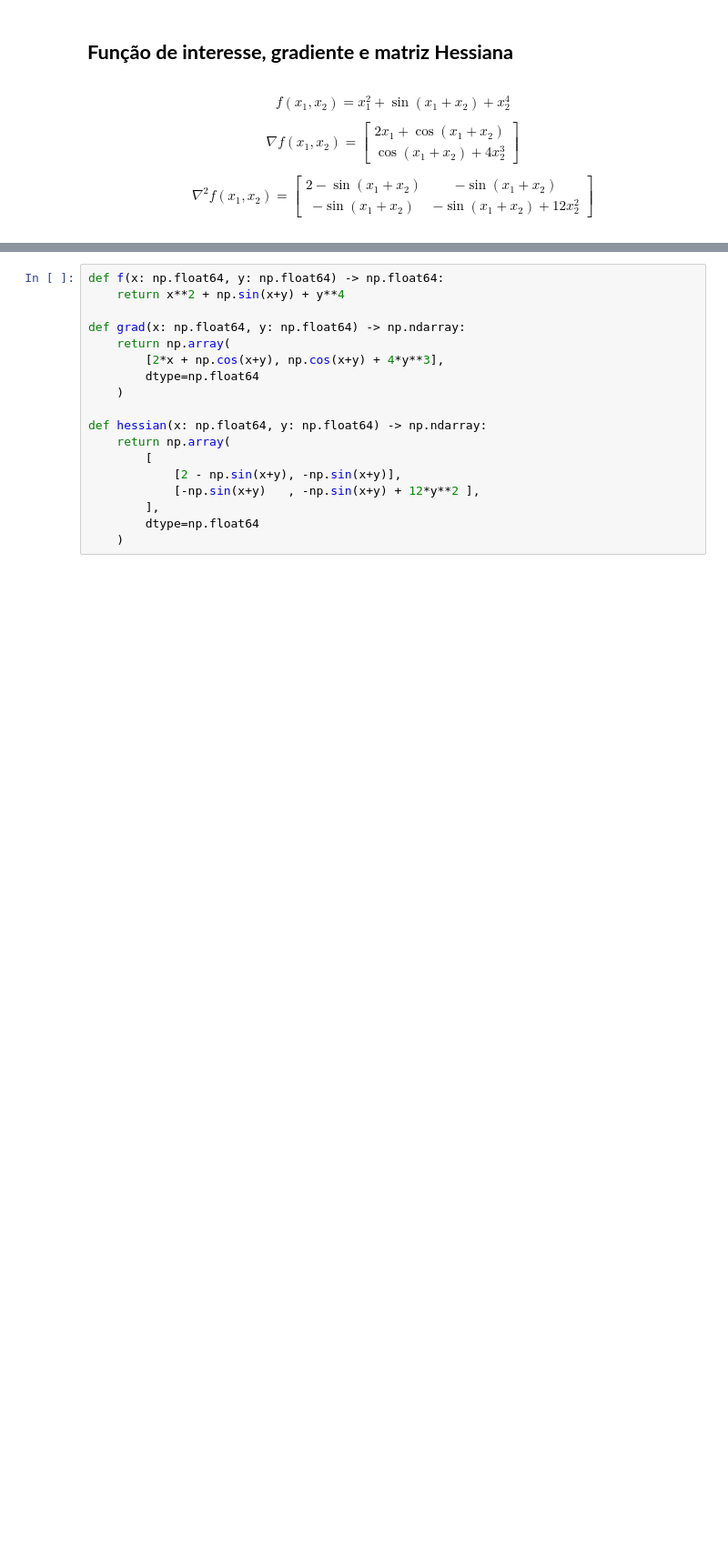
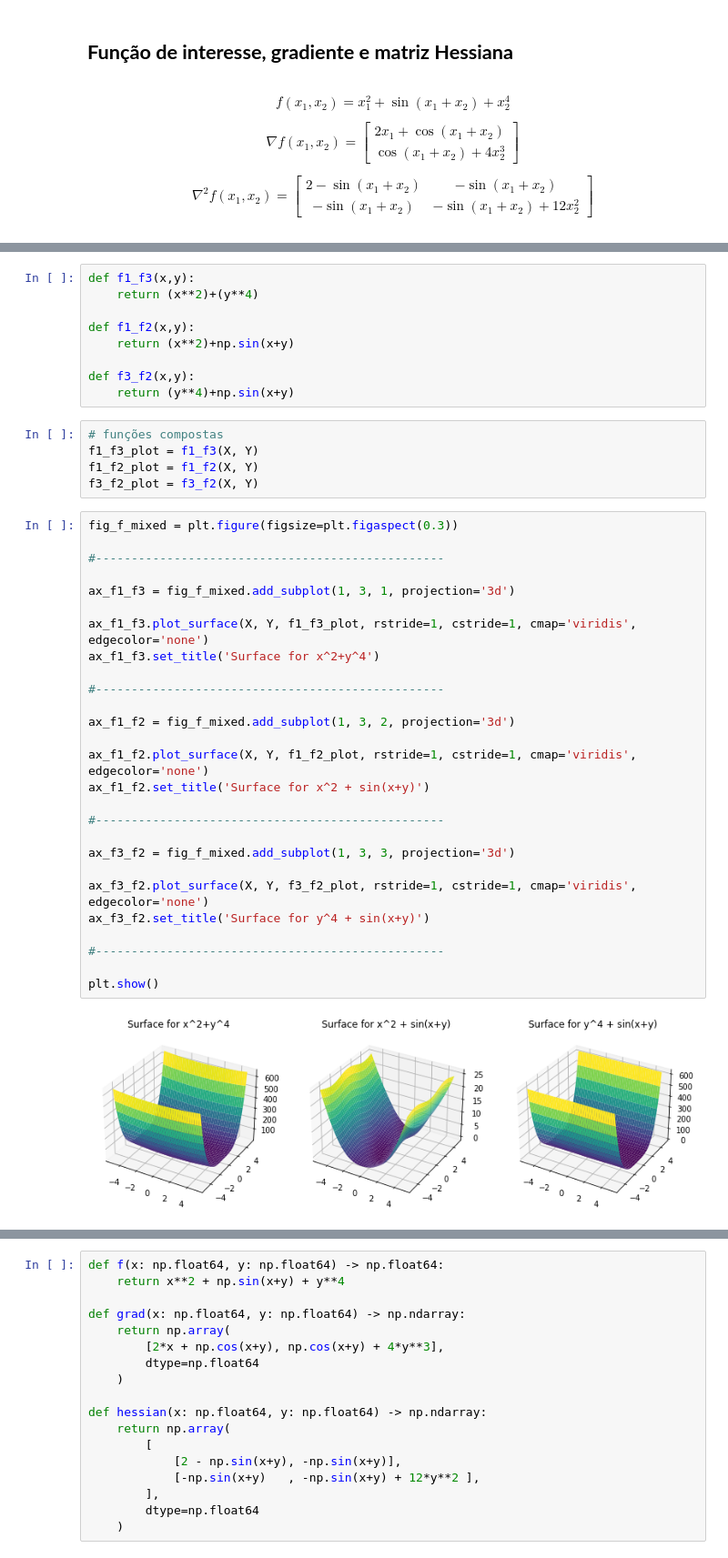
Before and after one commit to umjourje/COS360-Otimizacao-2022.2, a Jupyter notebook: all_methods_faltacoments.ipynb, the cells around one changed output, grey strips where cells are left out. Shown: that part at 91% size. Saved outputs shown, nothing was run; the diff lists cells and outputs as text; blank space fills up the shorter version.

```diff
--- a/all_methods_faltacoments.ipynb
+++ b/all_methods_faltacoments.ipynb
@@ -25,0 +88,43 @@ $$\nabla^{2} f(x_1, x_2) = \left[
+# %%
+def f1_f3(x,y):
+    return (x**2)+(y**4)
+
+def f1_f2(x,y):
+    return (x**2)+np.sin(x+y)
+
+def f3_f2(x,y):
+    return (y**4)+np.sin(x+y)
+# %%
+# funções compostas
+f1_f3_plot = f1_f3(X, Y)
+f1_f2_plot = f1_f2(X, Y)
+f3_f2_plot = f3_f2(X, Y)
+# %%
+fig_f_mixed = plt.figure(figsize=plt.figaspect(0.3))
+
+#-------------------------------------------------
+
+ax_f1_f3 = fig_f_mixed.add_subplot(1, 3, 1, projection='3d')
+
+ax_f1_f3.plot_surface(X, Y, f1_f3_plot, rstride=1, cstride=1, cmap='viridis', edgecolor='none')
+ax_f1_f3.set_title('Surface for x^2+y^4')
+
+#-------------------------------------------------
+
+ax_f1_f2 = fig_f_mixed.add_subplot(1, 3, 2, projection='3d')
+
+ax_f1_f2.plot_surface(X, Y, f1_f2_plot, rstride=1, cstride=1, cmap='viridis', edgecolor='none')
+ax_f1_f2.set_title('Surface for x^2 + sin(x+y)')
+
+#-------------------------------------------------
+
+ax_f3_f2 = fig_f_mixed.add_subplot(1, 3, 3, projection='3d')
+
+ax_f3_f2.plot_surface(X, Y, f3_f2_plot, rstride=1, cstride=1, cmap='viridis', edgecolor='none')
+ax_f3_f2.set_title('Surface for y^4 + sin(x+y)')
+
+#-------------------------------------------------
+
+plt.show()
+# %% [output]
+[figure, added]
```
Also changed, not shown: parts of 35 cells of this notebook.
